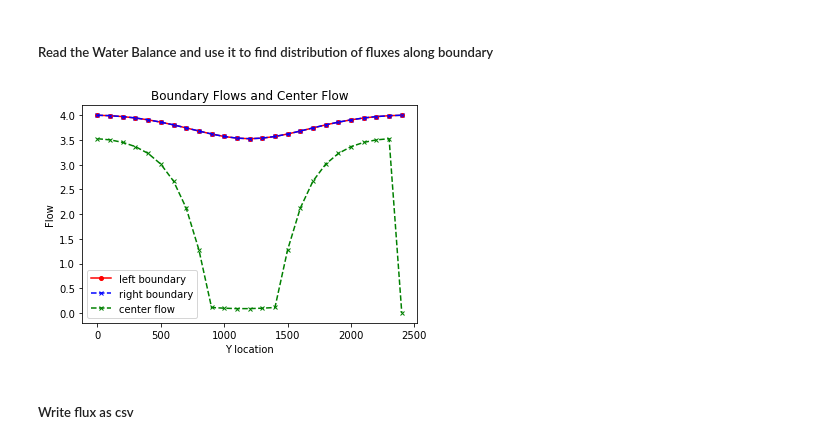
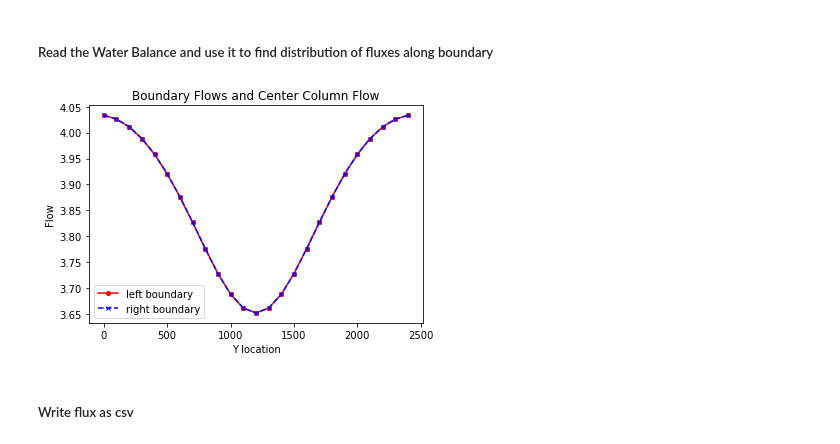
Before and after one commit to GW-modelling-Spring2021/hws-PortilloD, a Jupyter notebook: Assignment/HW3/BoxModel_tests.ipynb, the cells around one changed output. Saved outputs shown, nothing was run; the diff lists cells and outputs as text; code cells hidden in the pictures.

```diff
--- a/Assignment/HW3/BoxModel_tests.ipynb
+++ b/Assignment/HW3/BoxModel_tests.ipynb
@@ -315,21 +315,21 @@ fff = budgobj.get_data(text='flow front face', totim=1.0) #returns an array of f
 # %%
 flux_vals=np.squeeze(frf)
 leftflux = flux_vals[:,0]
 rightflux = flux_vals[:,-2]
-cntrflux = flux_vals[12,:]
+cntrflux = flux_vals[:,12]
 
 bdryflux_fig = plt.figure()
 x=np.arange(0,ncol*dx,dx)
 plt.plot(x,leftflux,marker='o', color='red', markersize=4, linestyle='-',label="left boundary")
 plt.plot(x,rightflux,marker='x', color='blue', markersize=4, linestyle='--',label="right boundary")
-plt.plot(x,cntrflux,marker='x', color='green', markersize=4, linestyle='--',label="center flow")
+#plt.plot(x,cntrflux,marker='x', color='green', markersize=4, linestyle='--',label="center flow")
 plt.xlabel('Y location')
 plt.ylabel('Flow')
-plt.title("Boundary Flows and Center Flow")
+plt.title("Boundary Flows and Center Column Flow")
 plt.legend()
 plt.show()
 # %% [output]
-[figure, old version]
+[figure, new version]
 # %% [markdown]
 ##### Write flux as csv
 # %%
```
Also changed, not shown: parts of 3 cells of this notebook, 9 other files.
